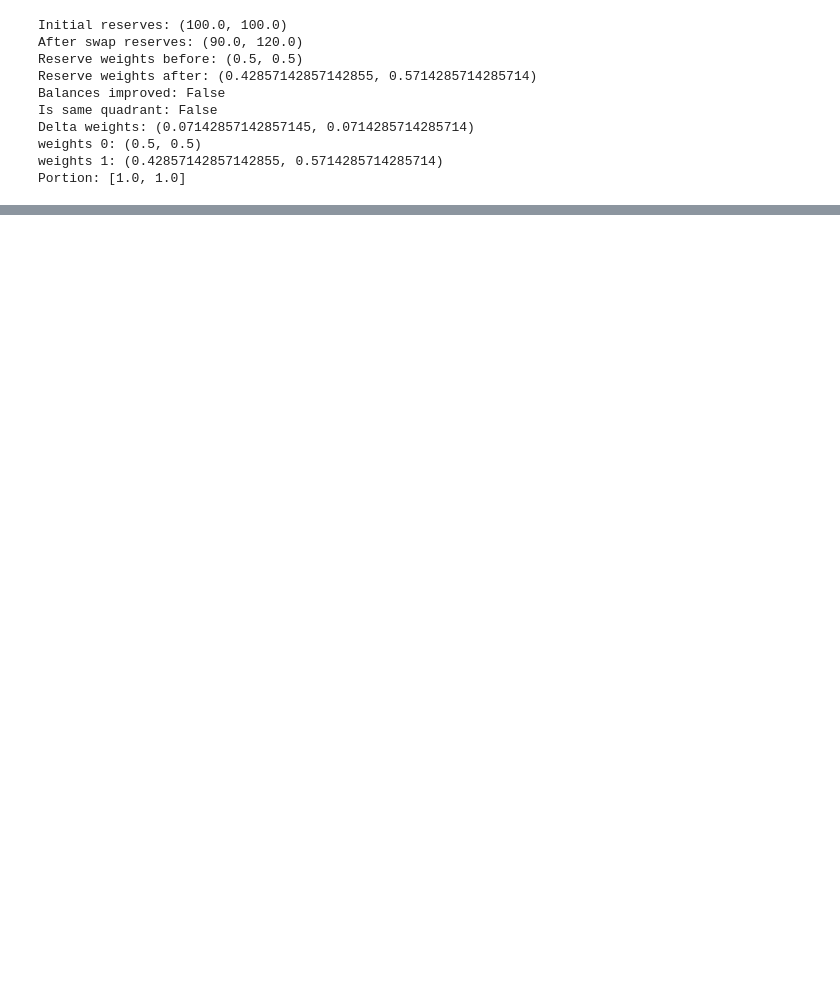
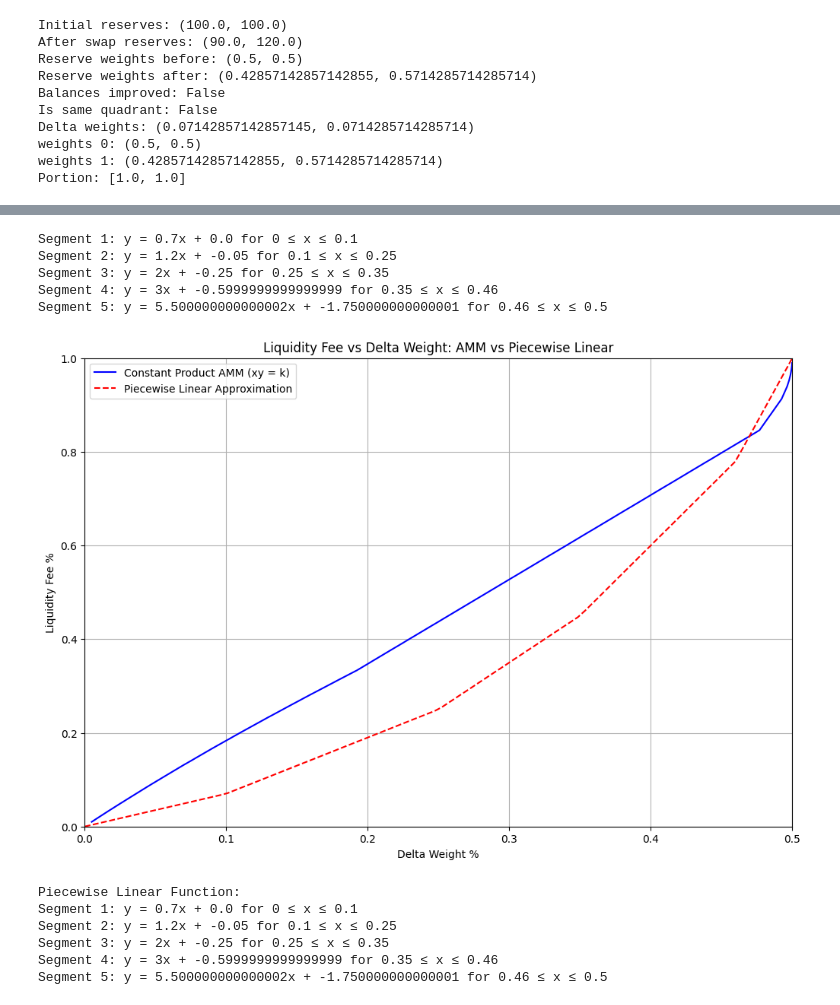
Before and after one commit to solendprotocol/steamm, a Jupyter notebook: notebooks/liquidity_fee.ipynb, the cells around one changed output, grey strips where cells are left out. Saved outputs shown, nothing was run; the diff lists cells and outputs as text; code cells hidden in the pictures; blank space fills up the shorter version.

```diff
--- a/notebooks/liquidity_fee.ipynb
+++ b/notebooks/liquidity_fee.ipynb
@@ -360,0 +673,36 @@ Segment 5: y = 2.5x + -0.25 for 0.4 ≤ x ≤ 0.5
+# %%
+# Create a piecewise function
+pw = PiecewiseLinear()
+
+# Add segments: (start_x, end_x, slope)
+pw.add_segment(0, 0.1, 0.7)    # slope = 1 from x=0 to x=0.1
+pw.add_segment(0.1, 0.25, 1.2)    # slope = 1 from x=0 to x=0.1
+pw.add_segment(0.25, 0.35, 2)    # slope = 1 from x=0 to x=0.1
+pw.add_segment(0.35, 0.46, 3)    # slope = 1 from x=0 to x=0.1
+#pw.add_segment(0.4, 0.46, 3)    # slope = 1 from x=0 to x=0.1
+#pw.add_segment(0.4, 0.5, 2.5)  # slope = 0.5 from x=4 to x=6
+pw.add_final_segment()
+
+# Display the function
+pw.display()
+
+# pw.evaluate(0.2)
+
+# Test some points
+#test_points = [0, 1, 2, 3, 4, 5, 6]
+#for x in test_points:
+#    print(f"f({x}) = {pw.evaluate(x)}")
+pw.compare_amm_and_piecewise()
+# %% [output]
+Segment 1: y = 0.7x + 0.0 for 0 ≤ x ≤ 0.1
+Segment 2: y = 1.2x + -0.05 for 0.1 ≤ x ≤ 0.25
+Segment 3: y = 2x + -0.25 for 0.25 ≤ x ≤ 0.35
+Segment 4: y = 3x + -0.5999999999999999 for 0.35 ≤ x ≤ 0.46
+Segment 5: y = 5.500000000000002x + -1.750000000000001 for 0.46 ≤ x ≤ 0.5
+[figure, added]
+Piecewise Linear Function:
+Segment 1: y = 0.7x + 0.0 for 0 ≤ x ≤ 0.1
+Segment 2: y = 1.2x + -0.05 for 0.1 ≤ x ≤ 0.25
+Segment 3: y = 2x + -0.25 for 0.25 ≤ x ≤ 0.35
+Segment 4: y = 3x + -0.5999999999999999 for 0.35 ≤ x ≤ 0.46
+Segment 5: y = 5.500000000000002x + -1.750000000000001 for 0.46 ≤ x ≤ 0.5
```
Also changed, not shown: parts of 14 cells of this notebook, 7 other files.
